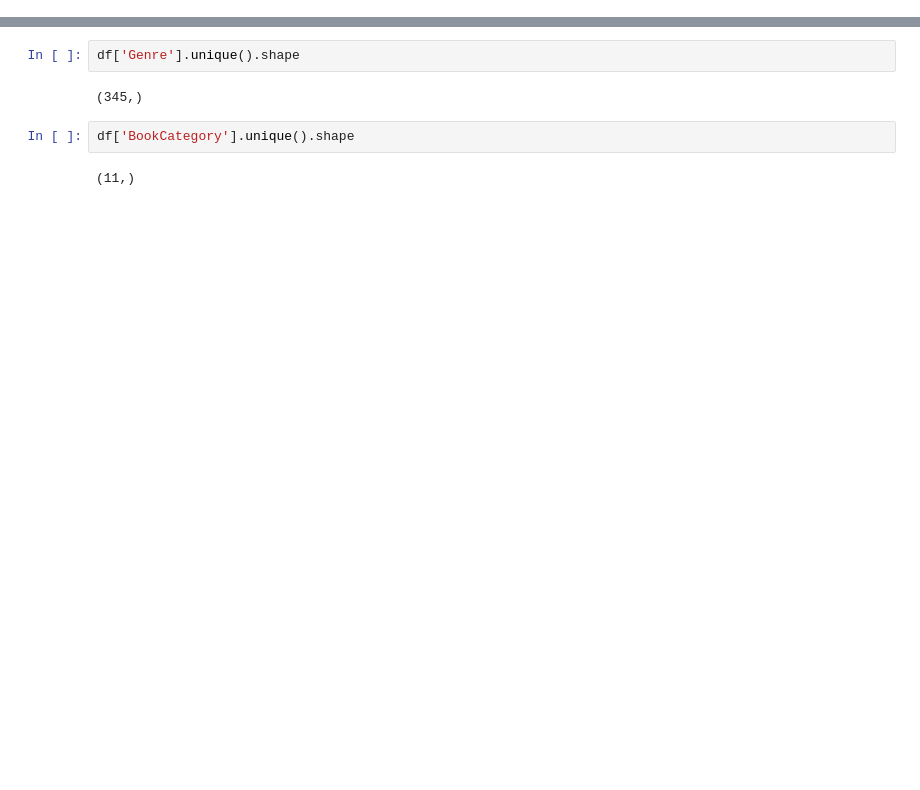
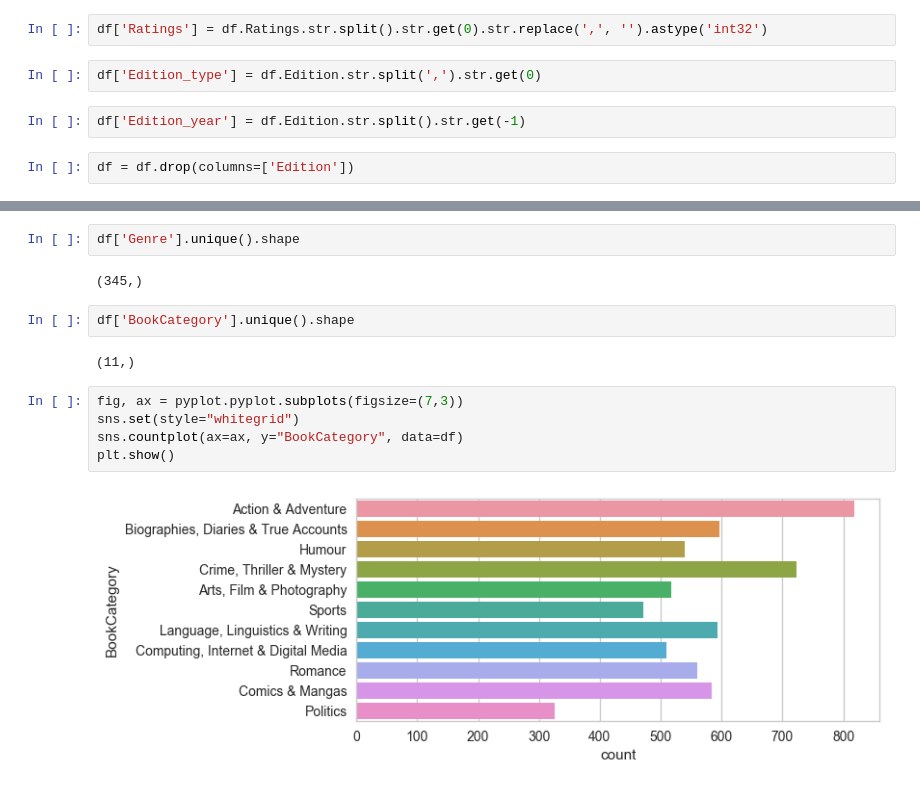
Before and after one commit to prerit2010/predictBookPrices, a Jupyter notebook: train_model.ipynb, the cells around one changed output, grey strips where cells are left out. Saved outputs shown, nothing was run; the diff lists cells and outputs as text; blank space fills up the shorter version.

Commit message:
visualizing

```diff
--- a/train_model.ipynb
+++ b/train_model.ipynb
@@ -26,0 +34,8 @@ df['Author'].unique().shape
+# %%
+df['Ratings'] = df.Ratings.str.split().str.get(0).str.replace(',', '').astype('int32')
+# %%
+df['Edition_type'] = df.Edition.str.split(',').str.get(0)
+# %%
+df['Edition_year'] = df.Edition.str.split().str.get(-1)
+# %%
+df = df.drop(columns=['Edition'])
@@ -32,3 +56,10 @@ df['Genre'].unique().shape
 df['BookCategory'].unique().shape
 # %% [output]
 (11,)
+# %%
+fig, ax = pyplot.pyplot.subplots(figsize=(7,3))
+sns.set(style="whitegrid")
+sns.countplot(ax=ax, y="BookCategory", data=df)
+plt.show()
+# %% [output]
+[figure, added]
```
Also changed, not shown: parts of 16 cells of this notebook.
